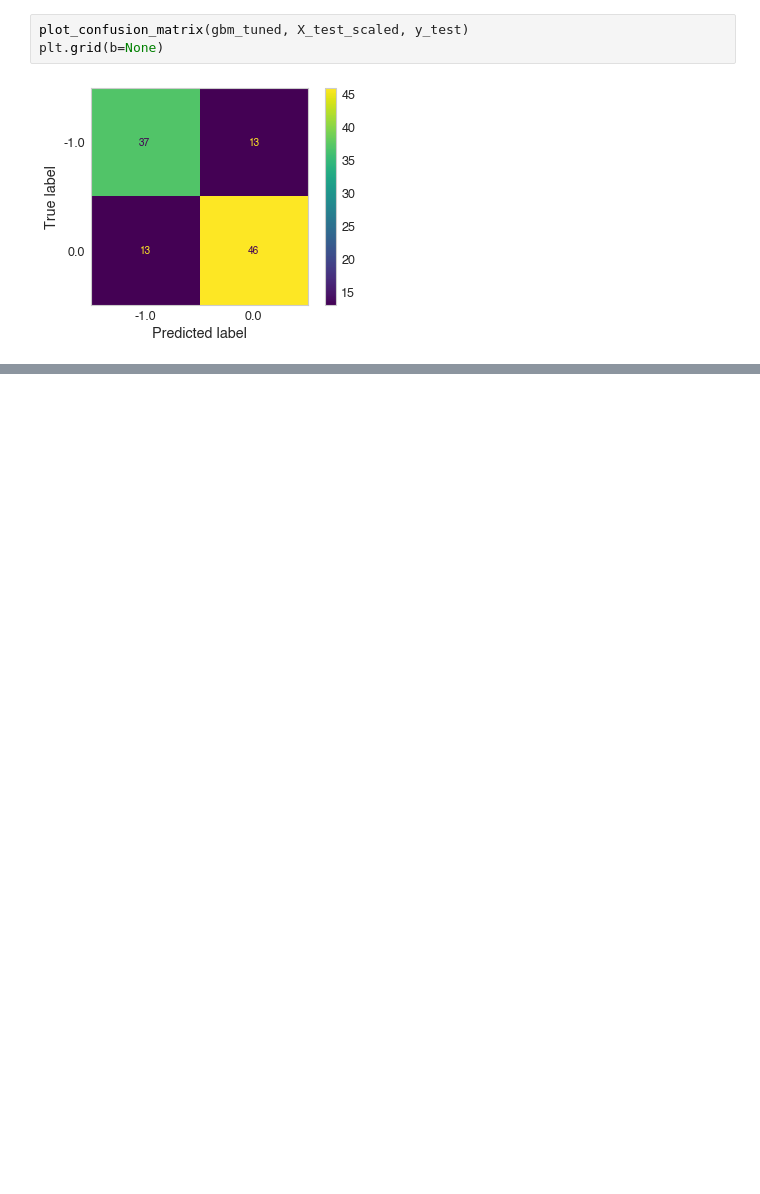
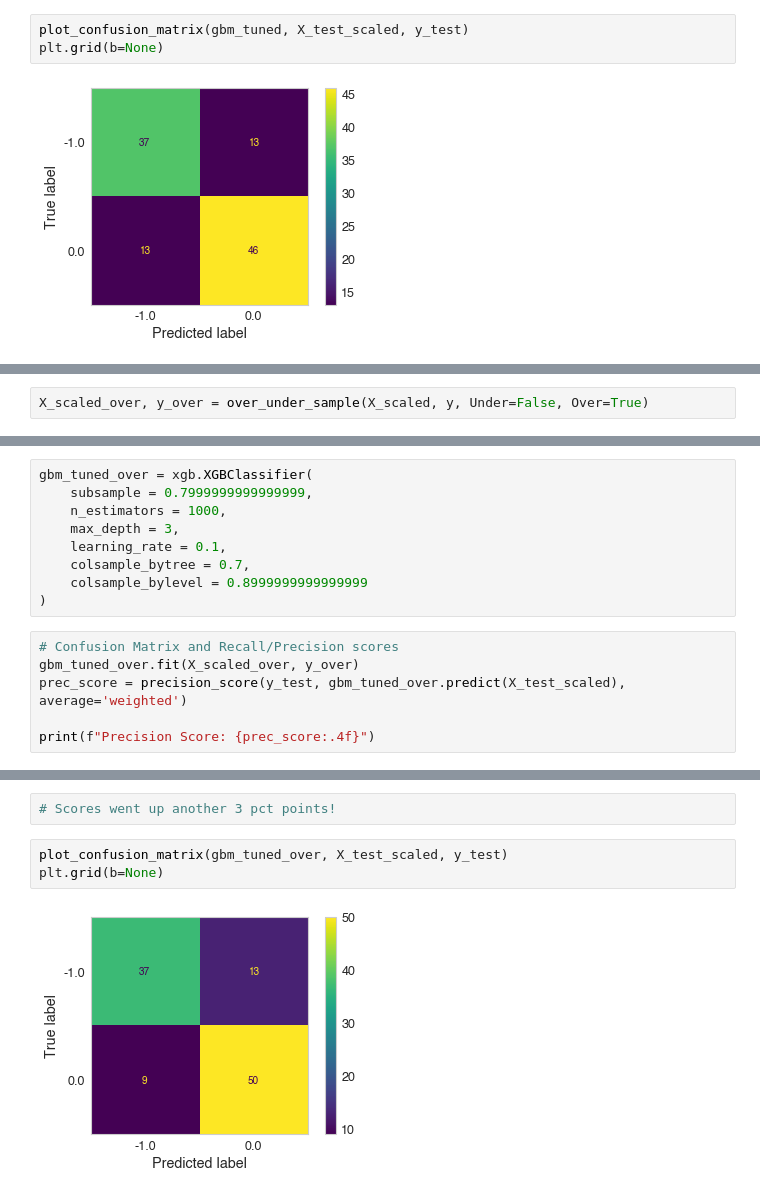
Before and after one commit to 18182324/wsb-sentiment-analysis, a Jupyter notebook: model.ipynb, the cells around one changed output, grey strips where cells are left out. Cells and saved outputs as stored; diff of their text form; blank space fills up the shorter version.

```diff
--- a/model.ipynb
+++ b/model.ipynb
@@ -553,0 +593,2 @@ plt.grid(b=None)
+# %%
+X_scaled_over, y_over = over_under_sample(X_scaled, y, Under=False, Over=True)
@@ -553,0 +601,15 @@ plt.grid(b=None)
+# %%
+gbm_tuned_over = xgb.XGBClassifier(
+    subsample = 0.7999999999999999,
+    n_estimators = 1000,
+    max_depth = 3,
+    learning_rate = 0.1,
+    colsample_bytree = 0.7,
+    colsample_bylevel = 0.8999999999999999
+)
+# %%
+# Confusion Matrix and Recall/Precision scores
+gbm_tuned_over.fit(X_scaled_over, y_over)
+prec_score = precision_score(y_test, gbm_tuned_over.predict(X_test_scaled), average='weighted')
+
+print(f"Precision Score: {prec_score:.4f}")
@@ -553,0 +625,7 @@ plt.grid(b=None)
+# %%
+# Scores went up another 3 pct points!
+# %%
+plot_confusion_matrix(gbm_tuned_over, X_test_scaled, y_test)
+plt.grid(b=None)
+# %% [output]
+[figure, added]
```
Also changed, not shown: parts of 9 cells of this notebook.
